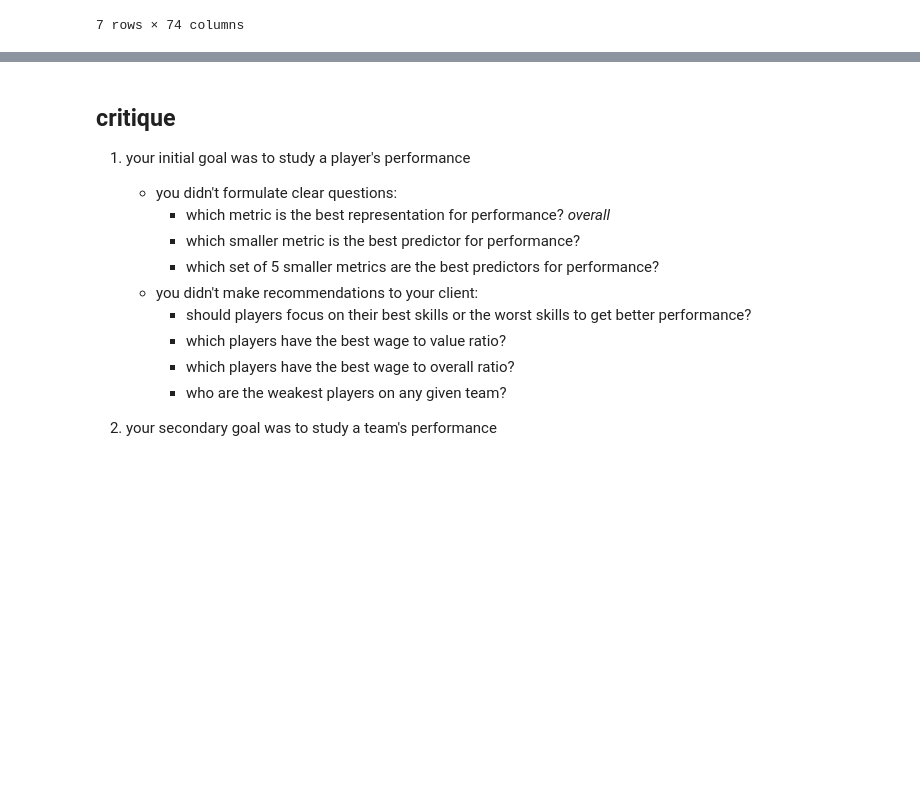
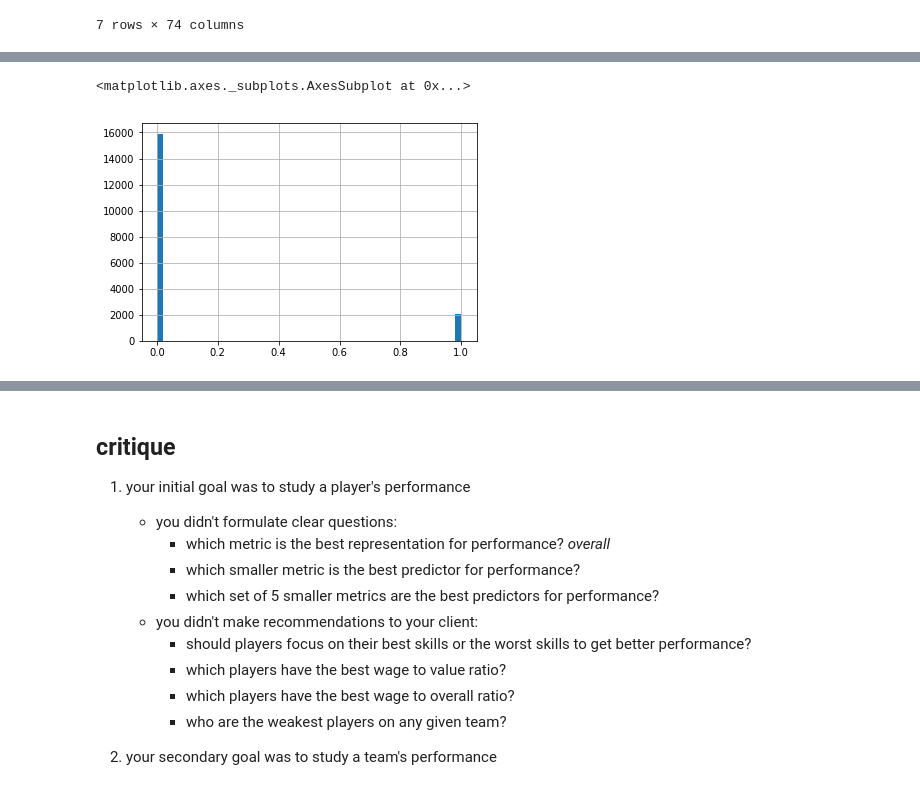
Before and after one commit to ncernek/fifa_analysis, a Jupyter notebook: improve_recruiting.ipynb, the cells around one changed output, grey strips where cells are left out. Cells and saved outputs as stored; diff of their text form; code cells hidden in the pictures; blank space fills up the shorter version.

```diff
--- a/improve_recruiting.ipynb
+++ b/improve_recruiting.ipynb
@@ -317,0 +162,36 @@ Name: 11632, Length: 77, dtype: object
+# %%
+# fill in missing values: if a player does not have a best position,
+# fill in his best position list with his preferred position
+
+# turn the string of preferred positions into a list
+players["preferred_positions"] = players["Preferred Positions"].apply(lambda x: x.split())
+
+def fillBestPositions(row):
+    if len(row['best_positions']) > 0:
+        return row['best_positions']
+    else:
+        return row['preferred_positions']
+
+players['best_positions'] = players.apply(fillBestPositions,axis=1)
+# %%
+# create a filter that calculates the overlap
+# between worst players best positions and all other players
+def matchBestPositions(left,right):
+    left = set(left)
+    right = set(right)
+    overlap = left.intersection(right)
+    return len(overlap)/len(right)
+
+# find madrid's worst player
+worst = players.loc[worst_index]
+
+players['overlap_with_worst'] = players['best_positions']\
+        .apply(matchBestPositions,args=(worst['best_positions'],))
+
+players['overlap_with_worst'].hist(bins=50)
+# because our worst player is a goalkeeper,
+# players either absolutely match him or do not match him at all
+# This is not a good test to see if the 50%filter is practical
+# %% [output]
+<matplotlib.axes._subplots.AxesSubplot at 0x...>
+[figure, added]
```
Also changed, not shown: parts of 32 cells of this notebook, 4 other files.
